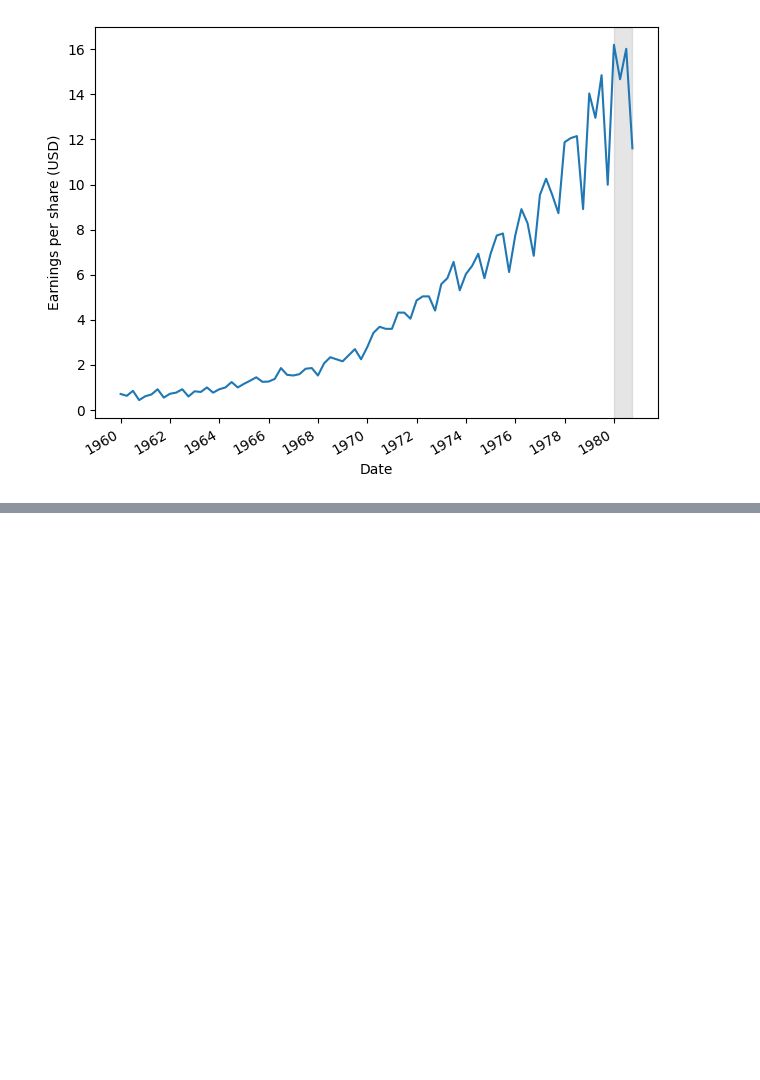
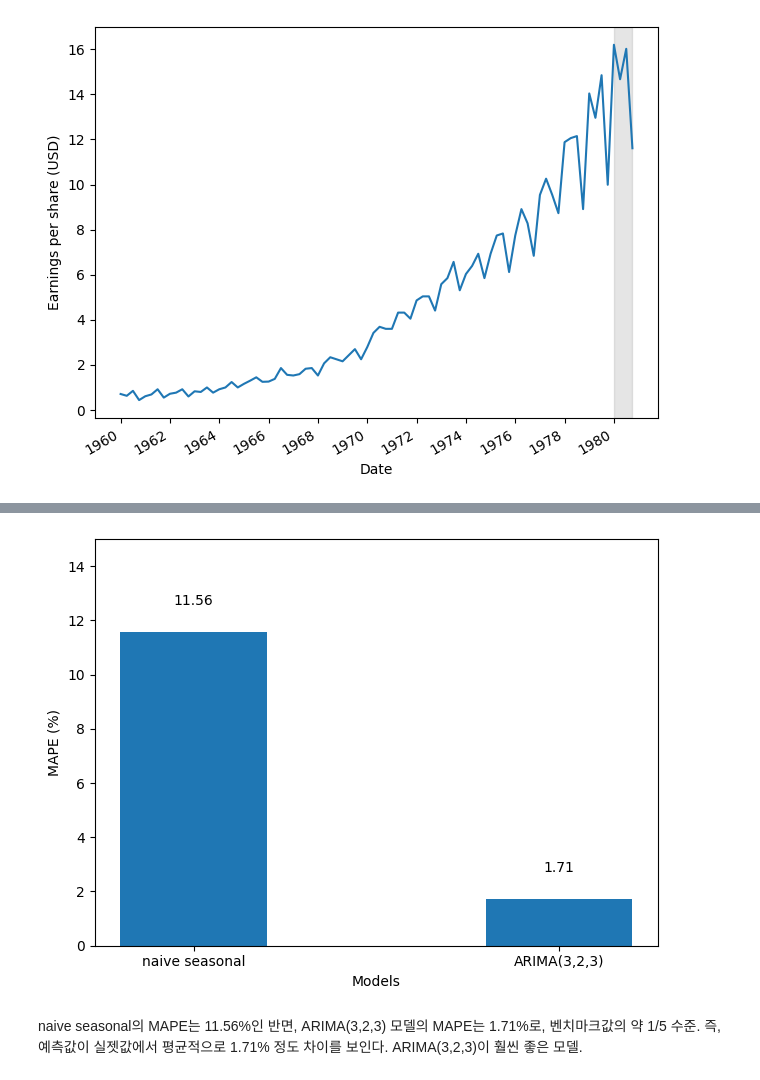
Before and after one commit to mskcho00/TimeSeries-Self-Practice, a Jupyter notebook: 7_ARIMA.ipynb, the cells around one changed output, grey strips where cells are left out. Cells and saved outputs as stored; diff of their text form; code cells hidden in the pictures; blank space fills up the shorter version.

```diff
--- a/7_ARIMA.ipynb
+++ b/7_ARIMA.ipynb
@@ -186,0 +338,26 @@ def optimize_ARIMA(endog: Union[pd.Series, list], order_list: list, d: int) -> p
+# %%
+def mape(y_true, y_pred):
+    return np.mean(np.abs((y_true - y_pred) / y_true)) * 100
+
+mape_naive_seasonal = mape(test['data'], test['naive_seasonal']) # 단순한 계절적 방법에 대한 MAPE 계산
+mape_ARIMA = mape(test['data'], test['ARIMA_pred']) # ARIMA(3,2,3)에 대한 MAPE를 계산
+# %%
+fig, ax = plt.subplots()
+
+x = ['naive seasonal', 'ARIMA(3,2,3)']
+y = [mape_naive_seasonal, mape_ARIMA]
+
+ax.bar(x, y, width = 0.4)
+ax.set_xlabel('Models')
+ax.set_ylabel('MAPE (%)')
+ax.set_ylim(0, 15)
+
+for index, value in enumerate(y):
+    plt.text(x = index, y=value + 1, s = str(round(value, 2)), ha = 'center')
+    # +1은 글씨의 높이; 값에 영향을 주는것이 아님
+
+plt.tight_layout()
+# %% [output]
+[figure, added]
+# %% [markdown]
+naive seasonal의 MAPE는 11.56%인 반면, ARIMA(3,2,3) 모델의 MAPE는 1.71%로, 벤치마크값의 약 1/5 수준. 즉, 예측값이 실젯값에서 평균적으로 1.71% 정도 차이를 보인다. ARIMA(3,2,3)이 훨씬 좋은 모델.
```
Also changed, not shown: parts of 19 cells of this notebook, 1 other file.
